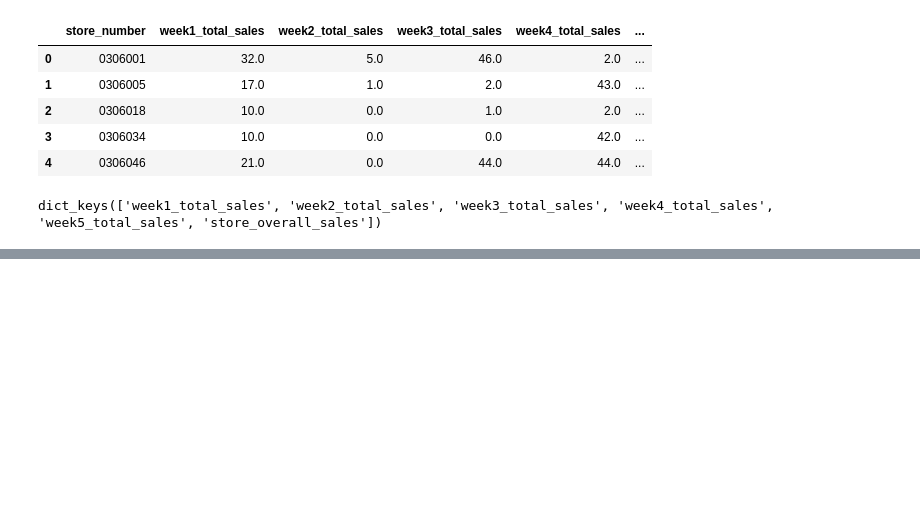
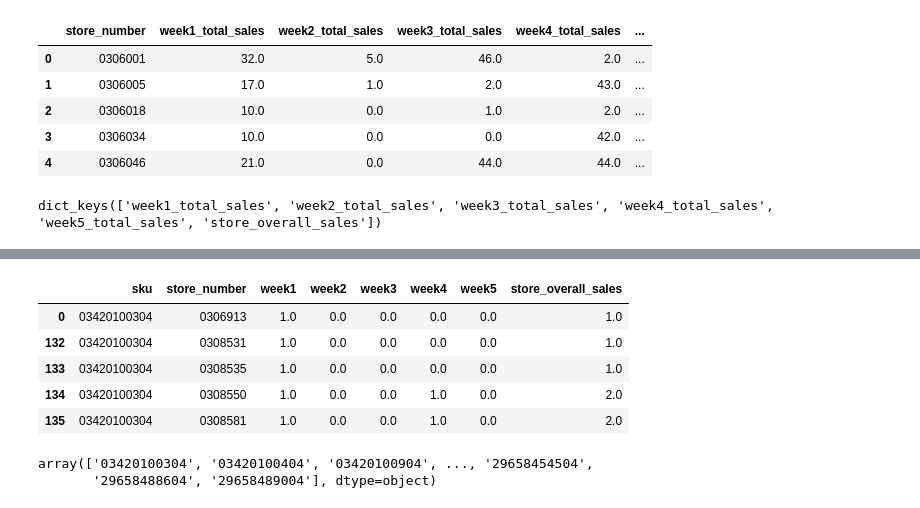
Before and after one commit to ramanbhamrah/footlocker, a Jupyter notebook: FL_weekwise_sales_analysis.ipynb, the cells around one changed output, grey strips where cells are left out. Drawn from its saved outputs; the diff is of its cells as text; code cells hidden in the pictures; blank space fills up the shorter version.

```diff
--- a/FL_weekwise_sales_analysis.ipynb
+++ b/FL_weekwise_sales_analysis.ipynb
@@ -145,0 +167,13 @@ data_dict_store["store_overall_sales"] # From here you can obtain outliers for a
+# %%
+data_sku_store = data.sort_values('sku')
+# %%
+data_sku_store['store_overall_sales'] = data_sku_store.iloc[:, 2:7].sum(axis = 1)
+# %%
+data_sku_store.head()
+# %% [output]
+|  | sku | store_number | week1 | week2 | week3 | week4 | week5 | store_overall_sales |
+| 0 | 03420100304 | 0306913 | 1.0 | 0.0 | 0.0 | 0.0 | 0.0 | 1.0 |
+| 132 | 03420100304 | 0308531 | 1.0 | 0.0 | 0.0 | 0.0 | 0.0 | 1.0 |
+| 133 | 03420100304 | 0308535 | 1.0 | 0.0 | 0.0 | 0.0 | 0.0 | 1.0 |
+| 134 | 03420100304 | 0308550 | 1.0 | 0.0 | 0.0 | 1.0 | 0.0 | 2.0 |
+| 135 | 03420100304 | 0308581 | 1.0 | 0.0 | 0.0 | 1.0 | 0.0 | 2.0 |
@@ -145,0 +189,5 @@ data_dict_store["store_overall_sales"] # From here you can obtain outliers for a
+# %%
+sku_unique
+# %% [output]
+array(['03420100304', '03420100404', '03420100904', ..., '29658454504',
+       '29658488604', '29658489004'], dtype=object)
```
Also changed, not shown: parts of 16 cells of this notebook.
